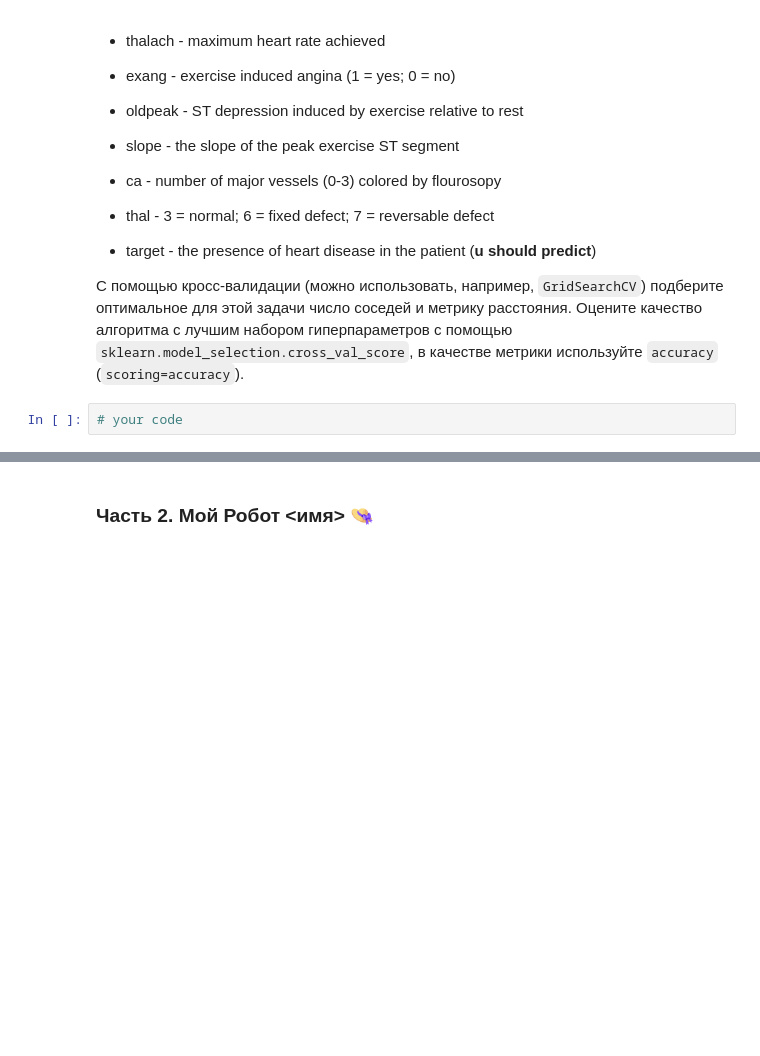
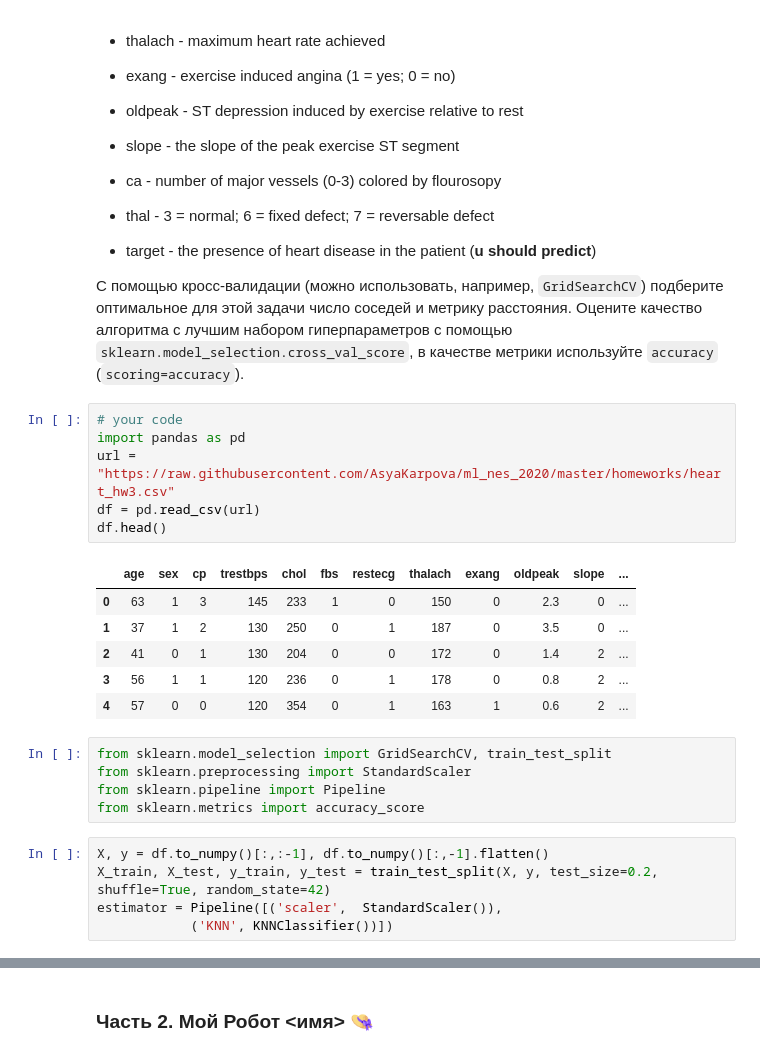
Before and after one commit to krsafonov/ml_nes_2021, a Jupyter notebook: homeworks/hw02_knn.ipynb, the cells around one changed output, grey strips where cells are left out. Cells and saved outputs as stored; diff of their text form; blank space fills up the shorter version.

```diff
--- a/homeworks/hw02_knn.ipynb
+++ b/homeworks/hw02_knn.ipynb
@@ -339,5 +123,26 @@ b = np.linspace(5,13,9).reshape(3,3)
 
 С помощью кросс-валидации (можно использовать, например, `GridSearchCV`) подберите оптимальное для этой задачи число соседей и метрику расстояния.
 Оцените качество алгоритма с лучшим набором гиперпараметров с помощью `sklearn.model_selection.cross_val_score`, в качестве метрики используйте `accuracy` (`scoring=accuracy`).
-# %%
-# your code
+# %%
+# your code
+import pandas as pd
+url = "https://raw.githubusercontent.com/AsyaKarpova/ml_nes_2020/master/homeworks/heart_hw3.csv"
+df = pd.read_csv(url)
+df.head()
+# %% [output]
+|  | age | sex | cp | trestbps | chol | fbs | restecg | thalach | exang | oldpeak | slope | ... |
+| 0 | 63 | 1 | 3 | 145 | 233 | 1 | 0 | 150 | 0 | 2.3 | 0 | ... |
+| 1 | 37 | 1 | 2 | 130 | 250 | 0 | 1 | 187 | 0 | 3.5 | 0 | ... |
+| 2 | 41 | 0 | 1 | 130 | 204 | 0 | 0 | 172 | 0 | 1.4 | 2 | ... |
+| 3 | 56 | 1 | 1 | 120 | 236 | 0 | 1 | 178 | 0 | 0.8 | 2 | ... |
+| 4 | 57 | 0 | 0 | 120 | 354 | 0 | 1 | 163 | 1 | 0.6 | 2 | ... |
+# %%
+from sklearn.model_selection import GridSearchCV, train_test_split
+from sklearn.preprocessing import StandardScaler
+from sklearn.pipeline import Pipeline
+from sklearn.metrics import accuracy_score
+# %%
+X, y = df.to_numpy()[:,:-1], df.to_numpy()[:,-1].flatten()
+X_train, X_test, y_train, y_test = train_test_split(X, y, test_size=0.2, shuffle=True, random_state=42)
+estimator = Pipeline([('scaler',  StandardScaler()),
+            ('KNN', KNNClassifier())])
```
Also changed, not shown: parts of 37 cells of this notebook.
